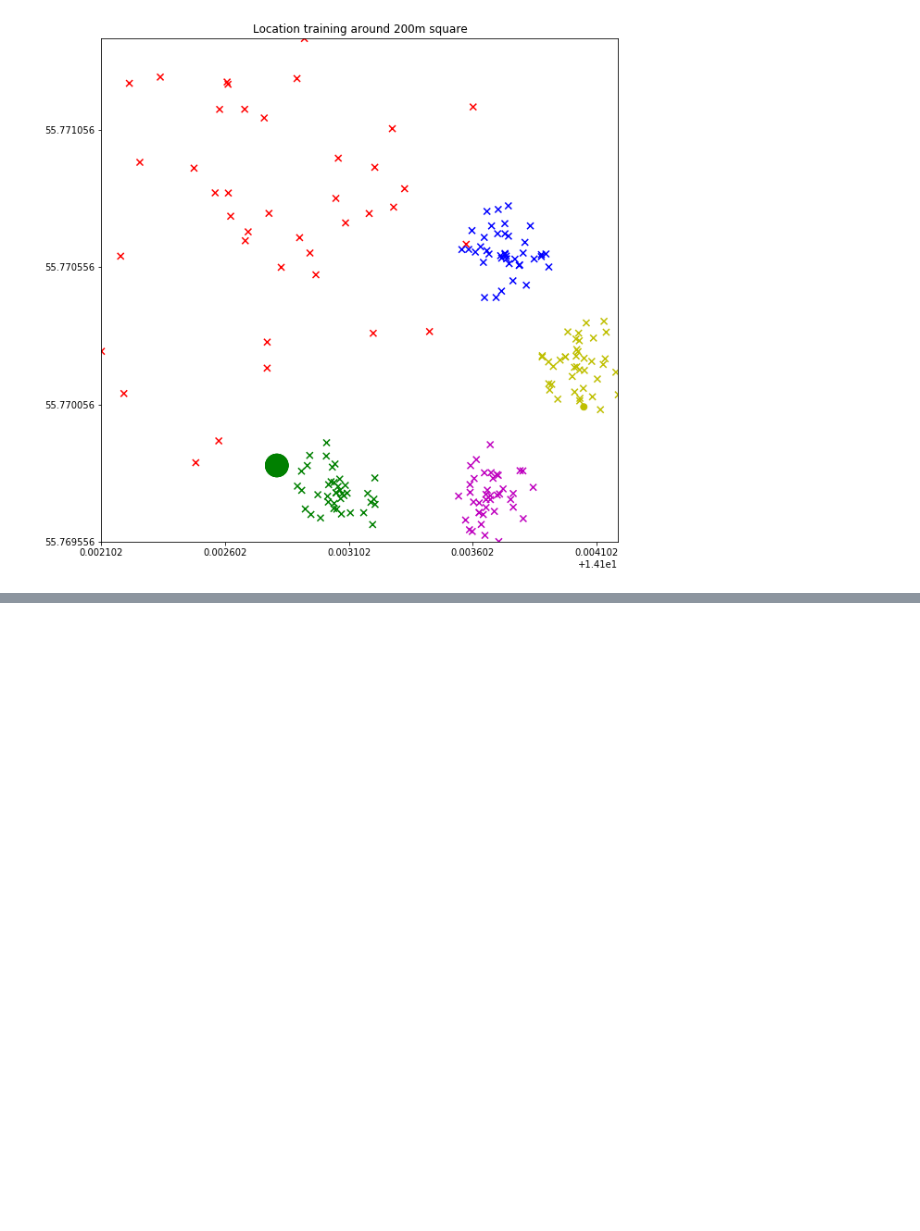
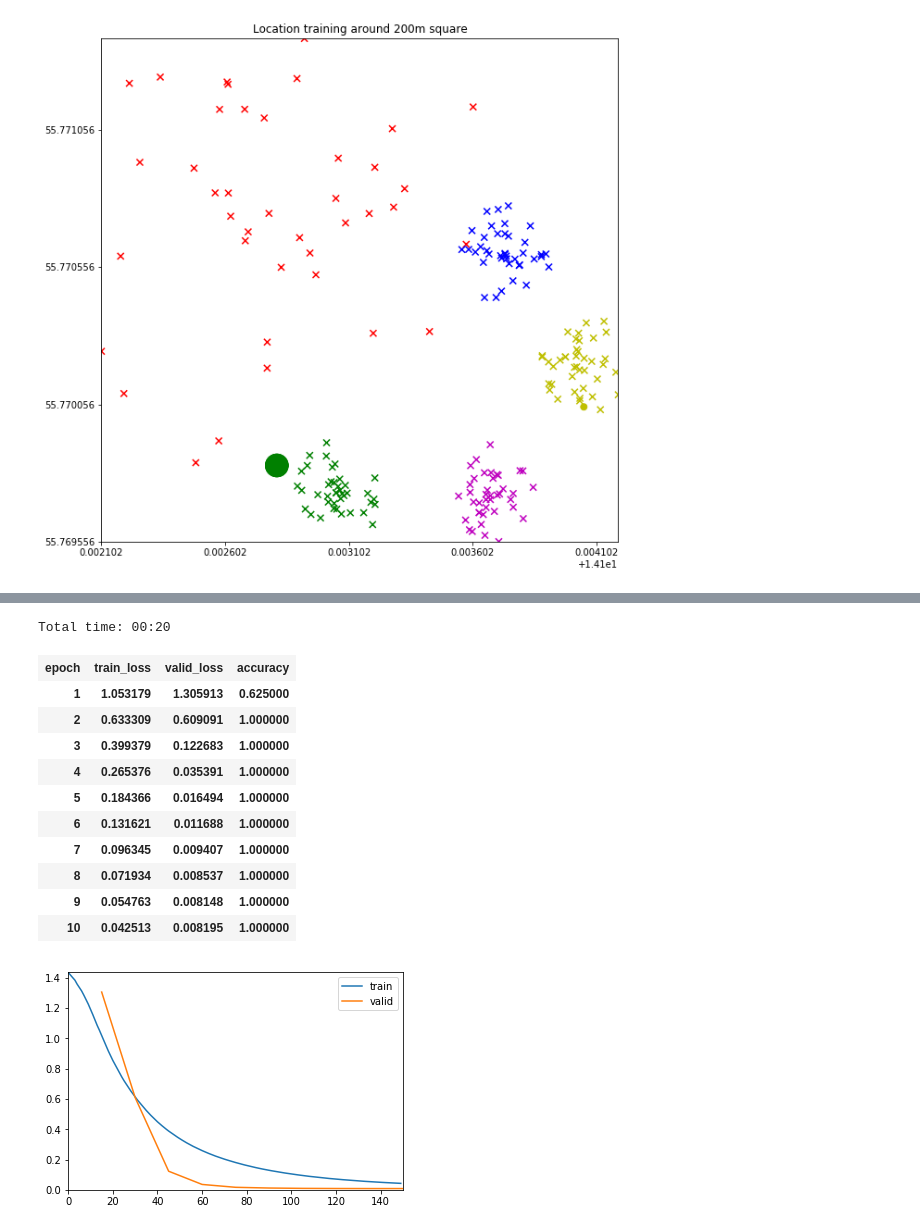
Before and after one commit to k3larra/commuter, a Jupyter notebook: machine_teaching/func_test_1/Location_visualisation.ipynb, the cells around one changed output, grey strips where cells are left out. Drawn from its saved outputs; the diff is of its cells as text; code cells hidden in the pictures; blank space fills up the shorter version.

```diff
--- a/machine_teaching/func_test_1/Location_visualisation.ipynb
+++ b/machine_teaching/func_test_1/Location_visualisation.ipynb
@@ -795,0 +852,46 @@ plt.show()
+# %%
+from fastai import *          # Quick accesss to most common functionality
+from fastai.tabular import *
+sys.path.append("../../code") # go to parent dir
+from commuter import *
+path = "../../../userdata/data/"
+#user = "hCWCulj7M1aMVyd0Fm0Eqrv8q1Q2"
+user = "tnK534JMwwfhvUEycn69HPbhqkt2"
+#user = "XxAWbasBlaP5iiDYGimlQA2rJVE3"
+#user = "eXJPoWYDxIc76uemE7Vk3ovBTEG2"
+#dataSet = pd.read_csv(path+user+"_teach.csv")
+dep_var = 'journey'
+cat_names = ["detectedActivity","weekday"]
+#cont_names =["geoHash","minuteOfDay"]
+cont_names =["longitude","latitude","minuteOfDay"]
+#usecols=['detectedActivity','geoHash','minuteOfDay','weekday','journey']
+usecols=['detectedActivity','longitude','latitude','minuteOfDay','weekday','journey']
+procs = [FillMissing, Categorify, Normalize]
+teachingSetName="_teach.csv"
+dataSet = pd.read_csv("tnK534JMwwfhvUEycn69HPbhqkt2_teach_3.csv")
+#dataSet = dataSet.iloc[800:] #Malmö
+dataSet = dataSet.sample(frac=1).reset_index(drop=True) #Shuffle
+dataSet= make_shure_we_got_enough_rows(dataSet)
+dataSet_used = dataSet[['longitude','latitude','journey']]
+cont_names =['longitude','latitude']
+valid_idx = list(np.random.randint(0,len(dataSet_used),int(len(dataSet_used)*0.1)))
+data = (TabularList.from_df(dataSet, cat_names=cat_names, cont_names=cont_names, procs=procs)
+                .split_by_idx(valid_idx)
+                .label_from_df(cols=dep_var)
+                .databunch())
+learner=tabular_learner(data, layers=[200,100],metrics=accuracy,callback_fns=ShowGraph)
+%time learner.fit_one_cycle(10)
+# %% [output]
+Total time: 00:20
+| epoch | train_loss | valid_loss | accuracy |
+| 1 | 1.053179 | 1.305913 | 0.625000 |
+| 2 | 0.633309 | 0.609091 | 1.000000 |
+| 3 | 0.399379 | 0.122683 | 1.000000 |
+| 4 | 0.265376 | 0.035391 | 1.000000 |
+| 5 | 0.184366 | 0.016494 | 1.000000 |
+| 6 | 0.131621 | 0.011688 | 1.000000 |
+| 7 | 0.096345 | 0.009407 | 1.000000 |
+| 8 | 0.071934 | 0.008537 | 1.000000 |
+| 9 | 0.054763 | 0.008148 | 1.000000 |
+| 10 | 0.042513 | 0.008195 | 1.000000 |
+[figure, added]
```
Also changed, not shown: parts of 3 cells of this notebook, 25 other files.
